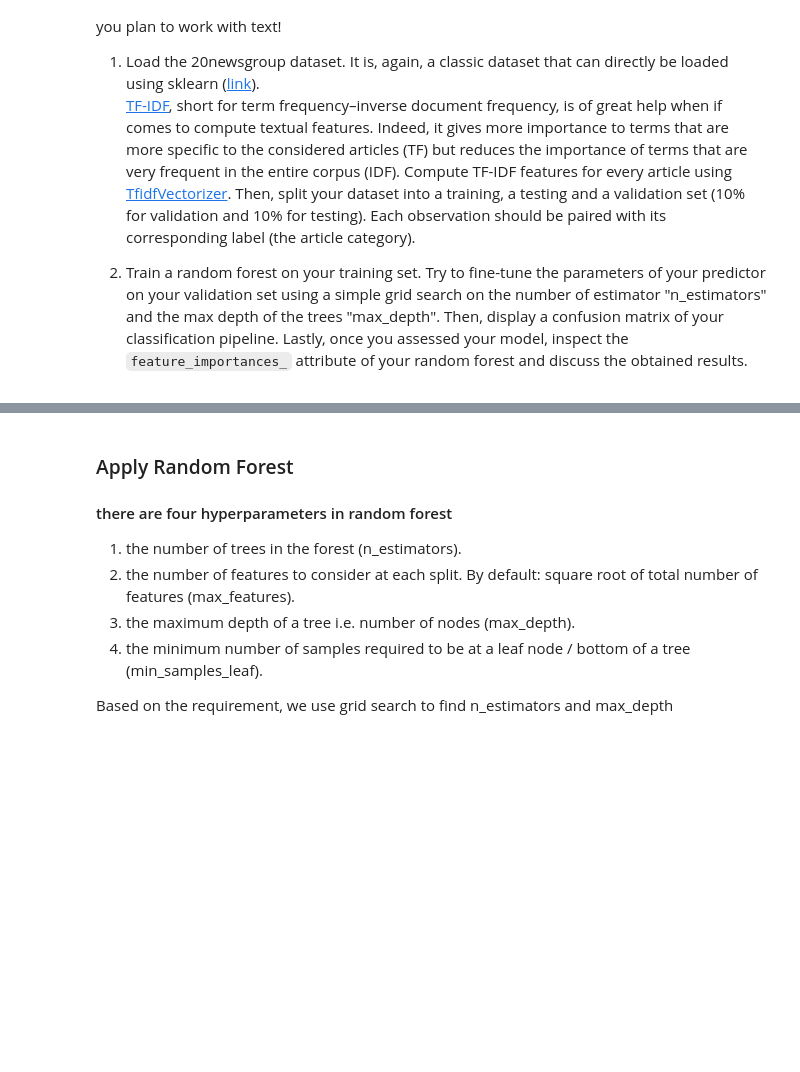
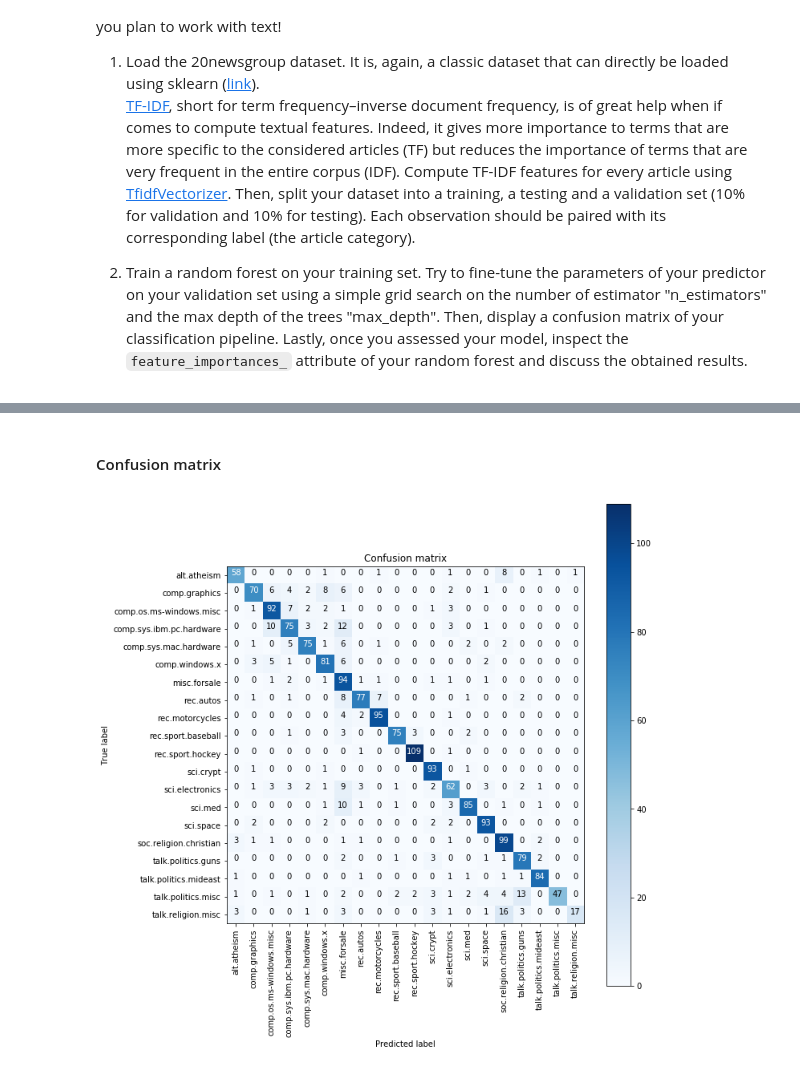
Before and after one commit to sanadhis/ADA-2017, a Jupyter notebook: 04 - Applied ML/Homework04_2.ipynb, the cells around one changed output, grey strips where cells are left out. Drawn from its saved outputs; the diff is of its cells as text; code cells hidden in the pictures; blank space fills up the shorter version.

```diff
--- a/04 - Applied ML/Homework04_2.ipynb
+++ b/04 - Applied ML/Homework04_2.ipynb
@@ -48,46 +144,36 @@ vectors_test, vectors_val, target_test, target_val = train_test_split(vectors_te
+# %% [markdown]
+#### Confusion matrix
 # %%
-# def plot_confusion_matrix(cm, classes,
-#                           normalize=False,
-#                           title='Confusion matrix',
-#                           cmap=plt.cm.Blues):
-#     """
-#     This function prints and plots the confusion matrix.
-#     Normalization can be applied by setting `normalize=True`.
-#     """
-#     if normalize:
-#         cm = cm.astype('float') / cm.sum(axis=1)[:, np.newaxis]
-#         print("Normalized confusion matrix")
-#     else:
-#         print('Confusion matrix, without normalization')
+# create confusion matrix
+cnf_matrix = confusion_matrix(y_test, best_model.predict(x_test))
+# np.set_printoptions(precision=2)
 
-#     print(cm)
+def plot_confusion_matrix(cm, classes,
+                          title='Confusion matrix',
+                          cmap=plt.cm.Blues):
 
-#     plt.imshow(cm, interpolation='nearest', cmap=cmap)
-#     plt.title(title)
-#     plt.colorbar()
-#     tick_marks = np.arange(len(classes))
-#     plt.xticks(tick_marks, classes, rotation=45)
-#     plt.yticks(tick_marks, classes)
+    plt.imshow(cm, interpolation='nearest', cmap=cmap)
+    plt.title(title)
+    plt.colorbar()
+    tick_marks = np.arange(len(classes))
+    plt.xticks(tick_marks, classes, rotation=90)
+    plt.yticks(tick_marks, classes)
 
-#     fmt = '.2f' if normalize else 'd'
-#     thresh = cm.max() / 2.
-#     for i, j in itertools.product(range(cm.shape[0]), range(cm.shape[1])):
-#         plt.text(j, i, format(cm[i, j], fmt),
-#                  horizontalalignment="center",
-#                  color="white" if cm[i, j] > thresh else "black")
+    fmt = 'd'
+    thresh = cm.max() / 2.
+    for i, j in itertools.product(range(cm.shape[0]), range(cm.shape[1])):
+        plt.text(j, i, format(cm[i, j], fmt),
+                 horizontalalignment="center",
+                 color="white" if cm[i, j] > thresh else "black")
 
-#     plt.tight_layout()
-#     plt.ylabel('True label')
-#     plt.xlabel('Predicted label')
+    plt.tight_layout()
+    plt.ylabel('True label')
+    plt.xlabel('Predicted label')
 
-# cm = confusion_matrix(target_test, pred)
-# plot_confusion_matrix(cm, newsgroups_train.target, True)
+# plot the confusion matrix
+plt.figure(figsize=(10,10))
+plot_confusion_matrix(cnf_matrix, classes=newsgroups.target_names,
+                      title='Confusion matrix')
+plt.show()
+# %% [output]
+[figure, added]
-# %% [markdown]
-### Apply Random Forest
-#### there are four hyperparameters in random forest
-1. the number of trees in the forest (n_estimators).
-2. the number of features to consider at each split. By default: square root of total number of features (max_features).
-3. the maximum depth of a tree i.e. number of nodes (max_depth).
-4. the minimum number of samples required to be at a leaf node / bottom of a tree (min_samples_leaf).
-
-Based on the requirement, we use grid search to find n_estimators and max_depth
```
Also changed, not shown: parts of 16 cells of this notebook, 3 other files.
